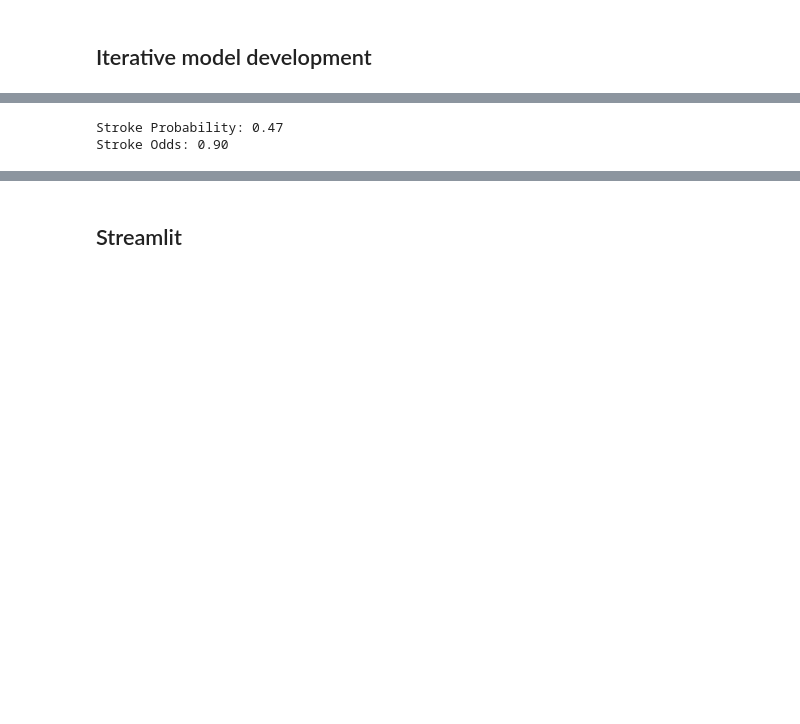
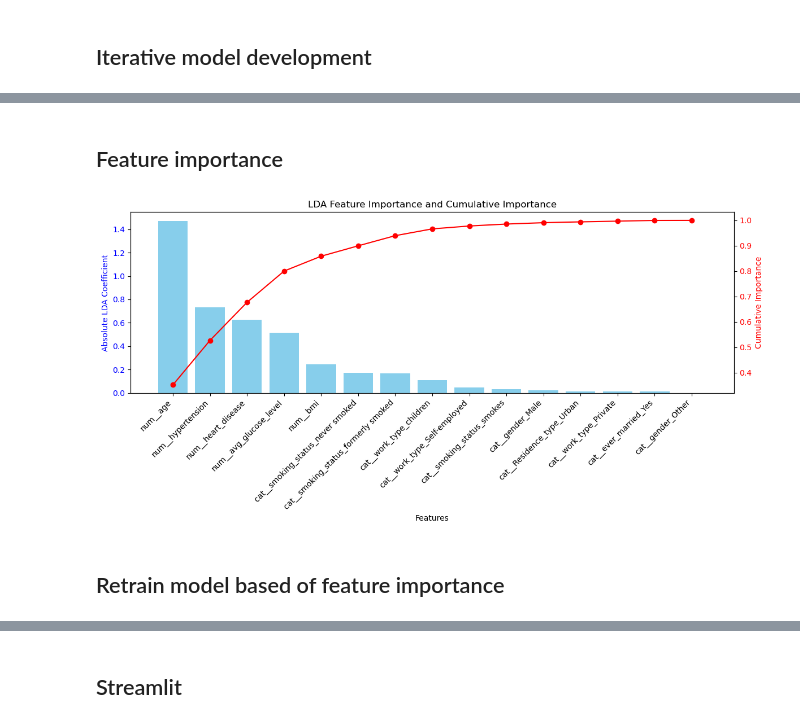
Before and after one commit to Ben-po/MLDP-Project, a Jupyter notebook: Stroke_prediction.ipynb, the cells around one changed output, grey strips where cells are left out. Drawn from its saved outputs; the diff is of its cells as text; code cells hidden in the pictures; blank space fills up the shorter version.

Commit message:
Decided on my model LDA and did feature importance

```diff
--- a/Stroke_prediction.ipynb
+++ b/Stroke_prediction.ipynb
@@ -695,21 +410,0 @@ odds_df.head()
-# %%
-mock_data = pd.DataFrame({
-    'age': [60],
-    'bmi': [29.5],
-    'avg_glucose_level': [160],
-    'gender': ['Male'],
-    'hypertension': [1],
-    'heart_disease': [0]
-})
-
-# Predict probability
-mock_proba = dt_model_added.predict_proba(mock_data)[0, 1]
-
-# Convert to odds
-mock_odds = mock_proba / (1 - mock_proba)
-
-print(f"Stroke Probability: {mock_proba:.2f}")
-print(f"Stroke Odds: {mock_odds:.2f}")
-# %% [output]
-Stroke Probability: 0.47
-Stroke Odds: 0.90
@@ -715,0 +415,40 @@ Stroke Odds: 0.90
+# %% [markdown]
+## Feature importance
+# %%
+import matplotlib.pyplot as plt
+
+# Plot only top N features for readability
+TOP_N = 15
+plot_df = df_lda_feat_impt.head(TOP_N)
+
+fig, ax1 = plt.subplots(figsize=(12, 6))
+
+# Bar chart: LDA feature importance
+ax1.bar(
+    plot_df["Feature"],
+    plot_df["Importance"],
+    color="skyblue"
+)
+ax1.set_xlabel("Features")
+ax1.set_ylabel("Absolute LDA Coefficient", color="blue")
+ax1.tick_params(axis="y", labelcolor="blue")
+ax1.set_xticklabels(plot_df["Feature"], rotation=45, ha="right")
+
+# Line chart: cumulative importance
+ax2 = ax1.twinx()
+ax2.plot(
+    plot_df["Feature"],
+    plot_df["Cumulative Importance"],
+    color="red",
+    marker="o"
+)
+ax2.set_ylabel("Cumulative Importance", color="red")
+ax2.tick_params(axis="y", labelcolor="red")
+
+plt.title("LDA Feature Importance and Cumulative Importance")
+plt.tight_layout()
+plt.show()
+# %% [output]
+[figure, added]
+# %% [markdown]
+## Retrain model based of feature importance
```
Also changed, not shown: parts of 36 cells of this notebook, 1 other file.
